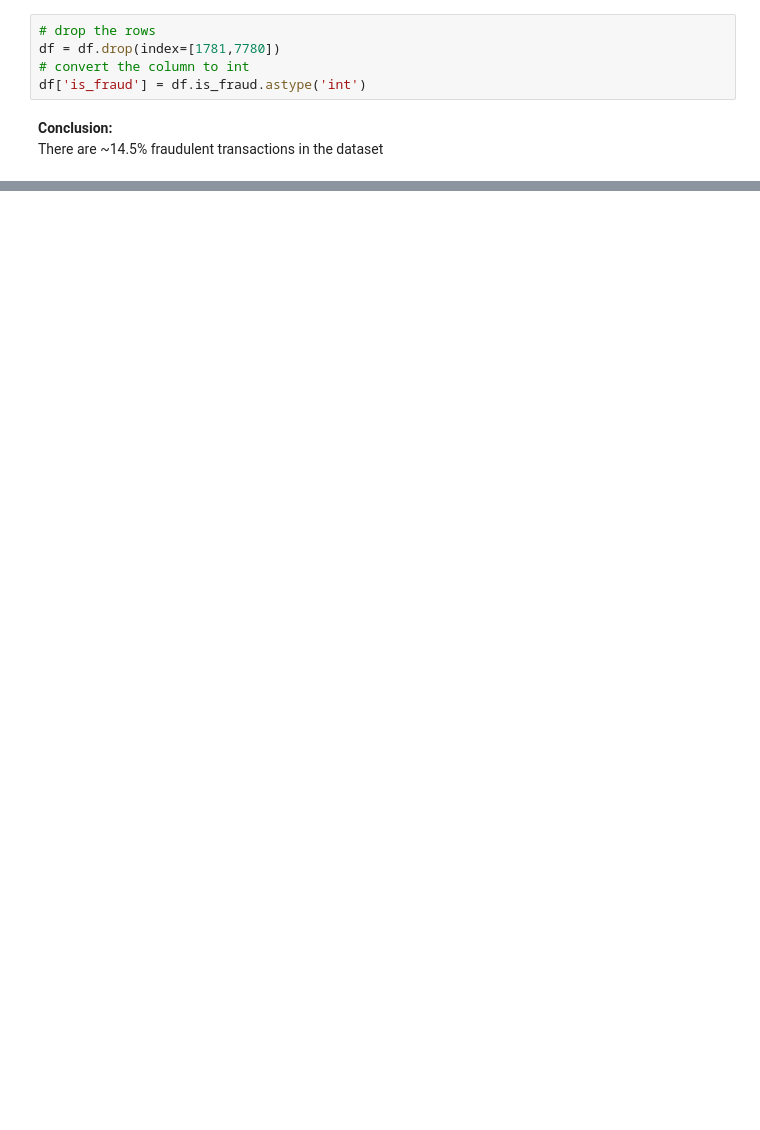
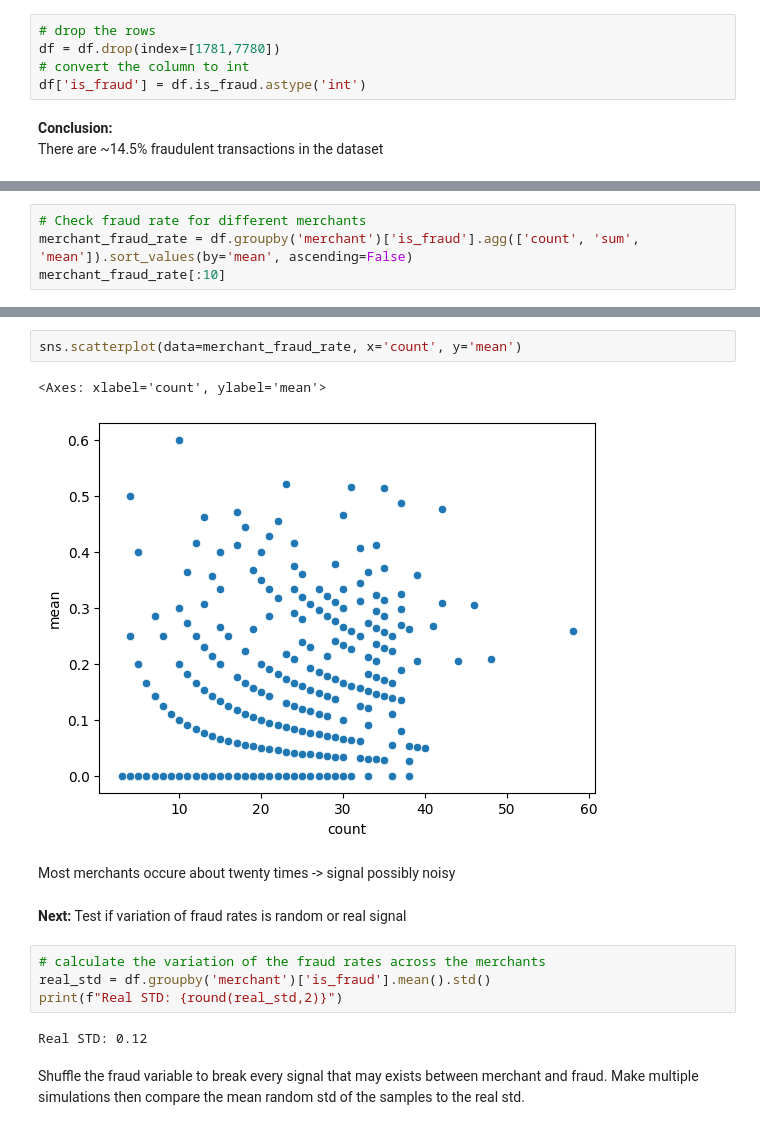
Before and after one commit to jalbersdoerfer/credit-card-fraud-detection, a Jupyter notebook: credit_card_fraud_new_data.ipynb, the cells around one changed output, grey strips where cells are left out. Saved outputs shown, nothing was run; the diff lists cells and outputs as text; blank space fills up the shorter version.

Commit message:
EDA Univariate/Bivariate: merchant

```diff
--- a/credit_card_fraud_new_data.ipynb
+++ b/credit_card_fraud_new_data.ipynb
@@ -73,0 +82,4 @@ There are  ~14.5% fraudulent transactions in the dataset
+# %%
+# Check fraud rate for different merchants
+merchant_fraud_rate = df.groupby('merchant')['is_fraud'].agg(['count', 'sum', 'mean']).sort_values(by='mean', ascending=False)
+merchant_fraud_rate[:10]
@@ -73,0 +116,17 @@ There are  ~14.5% fraudulent transactions in the dataset
+# %%
+sns.scatterplot(data=merchant_fraud_rate, x='count', y='mean')
+# %% [output]
+<Axes: xlabel='count', ylabel='mean'>
+[figure, added]
+# %% [markdown]
+Most merchants occure about twenty times -> signal possibly noisy
+# %% [markdown]
+**Next:** Test if variation of fraud rates is random or real signal
+# %%
+# calculate the variation of the fraud rates across the merchants
+real_std = df.groupby('merchant')['is_fraud'].mean().std()
+print(f"Real STD: {round(real_std,2)}")
+# %% [output]
+Real STD: 0.12
+# %% [markdown]
+Shuffle the fraud variable to break every signal that may exists between merchant and fraud. Make multiple simulations then compare the mean random std of the samples to the real std.
```
Also changed, not shown: parts of 7 cells of this notebook.
